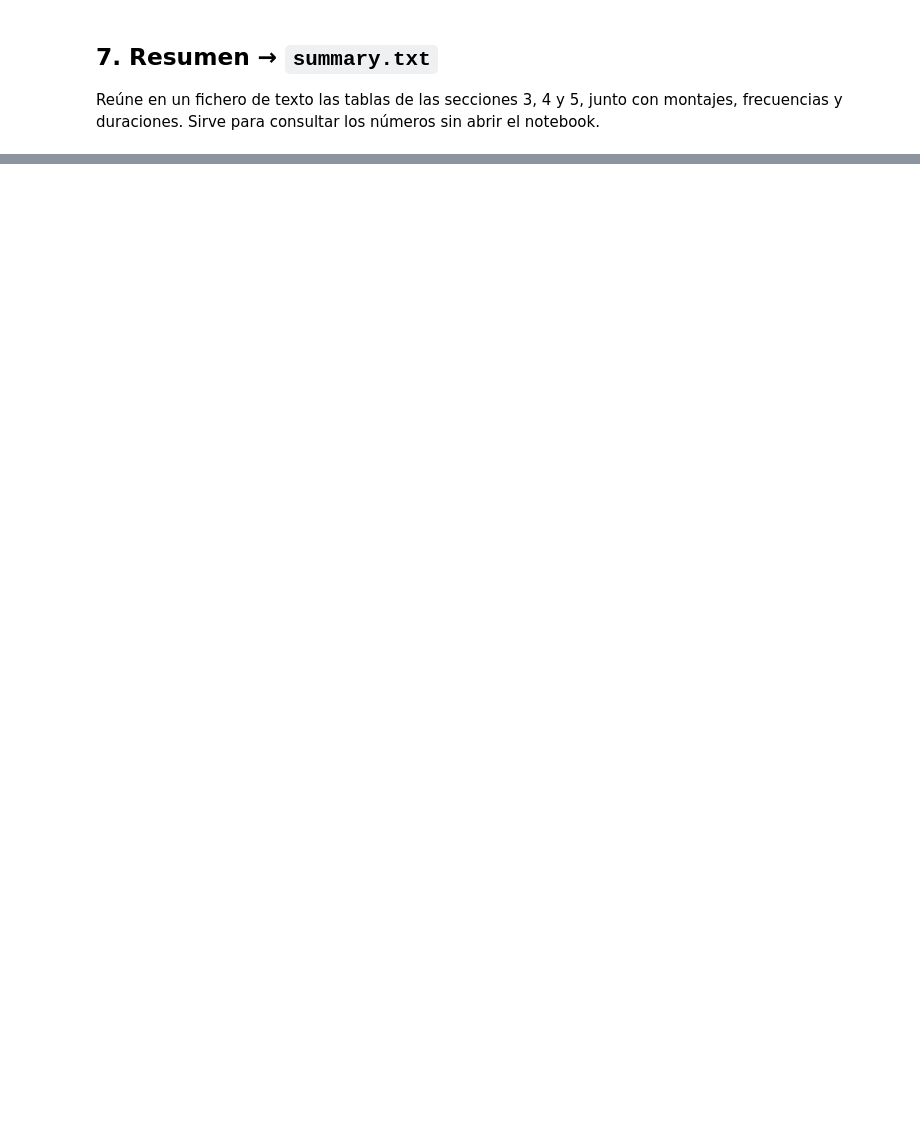
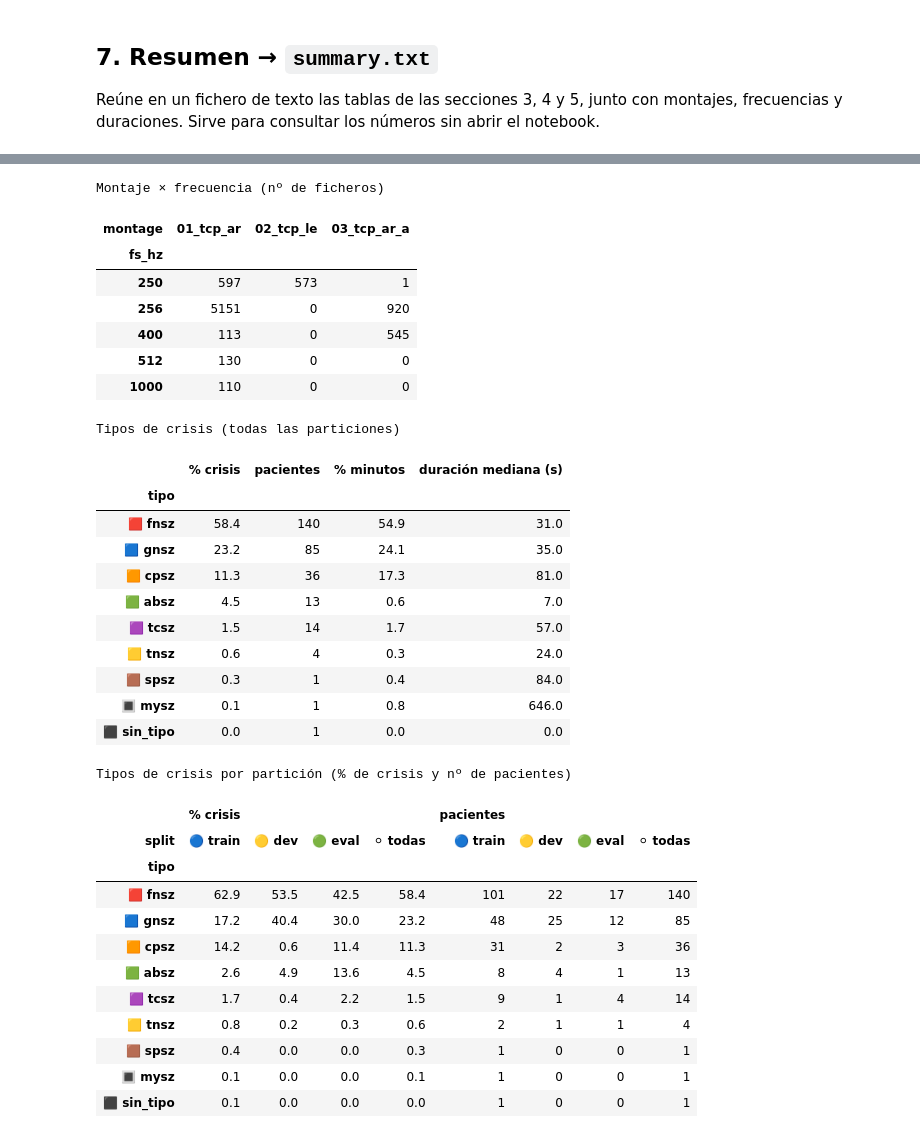
Before and after one commit to danielgomezpascual/TFM-IA, a Jupyter notebook: 03.Codigo/ALMA/02_eda_tusz.ipynb, the cells around one changed output, grey strips where cells are left out. Drawn from its saved outputs; the diff is of its cells as text; code cells hidden in the pictures; blank space fills up the shorter version.

```diff
--- a/03.Codigo/ALMA/02_eda_tusz.ipynb
+++ b/03.Codigo/ALMA/02_eda_tusz.ipynb
@@ -295,0 +364,47 @@ A revisar con los resultados de las celdas anteriores:
+# %%
+def porcentajes(columna, df):
+    """% de cada valor de `columna` en cada partición y en el total."""
+    tabla = pd.crosstab(df[columna], df.split, normalize='columns').reindex(columns=SPLITS, fill_value=0)
+    tabla['todas'] = df[columna].value_counts(normalize=True)
+    return (tabla * 100).round(1).sort_values('todas', ascending=False)
+
+# Montajes y frecuencias: % de ficheros
+df_ficheros['fs_hz'] = df_ficheros.fs.round().astype(int)
+dominancia_montajes = porcentajes('montage', df_ficheros)
+dominancia_frecuencias = porcentajes('fs_hz', df_ficheros)
+
+# Tipos de crisis: % de crisis, pacientes, % de minutos y duración mediana
+dominancia_tipos = pd.DataFrame({
+    '% crisis': (df_crisis.label.value_counts(normalize=True) * 100).round(1),
+    'pacientes': df_crisis.groupby('label').patient.nunique(),
+    '% minutos': (df_crisis.groupby('label').dur_s.sum() / df_crisis.dur_s.sum() * 100).round(1),
+    'duración mediana (s)': df_crisis.groupby('label').dur_s.median().round(0),
+}).sort_values('% crisis', ascending=False)
+dominancia_tipos.index.name = 'tipo'
+
+# Tipos de crisis por partición: % de crisis de cada tipo dentro de cada partición, y nº de pacientes
+tipos_por_split = pd.concat({
+    '% crisis': porcentajes('label', df_crisis),
+    'pacientes': df_crisis.groupby(['label', 'split']).patient.nunique().unstack()
+                 .reindex(columns=SPLITS).fillna(0).astype(int)
+                 .join(df_crisis.groupby('label').patient.nunique().rename('todas')),
+}, axis=1)
+tipos_por_split = tipos_por_split.sort_values(('% crisis', 'todas'), ascending=False)
+tipos_por_split.index.name = 'tipo'
+
+dominancia_montajes.to_csv(RUTA_RESULTADOS / 'dominancia_montajes.csv')
+dominancia_frecuencias.to_csv(RUTA_RESULTADOS / 'dominancia_frecuencias.csv')
+dominancia_tipos.to_csv(RUTA_RESULTADOS / 'dominancia_tipos.csv')
+tipos_por_split.to_csv(RUTA_RESULTADOS / 'dominancia_tipos_por_split.csv')
+
+print('Montajes (% de ficheros)')
+display(tabla_con_iconos(dominancia_montajes))
+print('Frecuencias de muestreo (% de ficheros)')
+display(tabla_con_iconos(dominancia_frecuencias))
+print('Montaje × frecuencia (nº de ficheros)')
+display(pd.crosstab(df_ficheros.fs_hz, df_ficheros.montage))
+print('Tipos de crisis (todas las particiones)')
+display(tabla_con_iconos(dominancia_tipos))
+print('Tipos de crisis por partición (% de crisis y nº de pacientes)')
+display(tabla_con_iconos(tipos_por_split))
+# %% [output]
@@ -295,0 +425,33 @@ A revisar con los resultados de las celdas anteriores:
+Montaje × frecuencia (nº de ficheros)
+| montage | 01_tcp_ar | 02_tcp_le | 03_tcp_ar_a |
+| fs_hz |  |  |  |
+| 250 | 597 | 573 | 1 |
+| 256 | 5151 | 0 | 920 |
+| 400 | 113 | 0 | 545 |
+| 512 | 130 | 0 | 0 |
+| 1000 | 110 | 0 | 0 |
+Tipos de crisis (todas las particiones)
+|  | % crisis | pacientes | % minutos | duración mediana (s) |
+| tipo |  |  |  |  |
+| 🟥 fnsz | 58.4 | 140 | 54.9 | 31.0 |
+| 🟦 gnsz | 23.2 | 85 | 24.1 | 35.0 |
+| 🟧 cpsz | 11.3 | 36 | 17.3 | 81.0 |
+| 🟩 absz | 4.5 | 13 | 0.6 | 7.0 |
+| 🟪 tcsz | 1.5 | 14 | 1.7 | 57.0 |
+| 🟨 tnsz | 0.6 | 4 | 0.3 | 24.0 |
+| 🟫 spsz | 0.3 | 1 | 0.4 | 84.0 |
+| 🔳 mysz | 0.1 | 1 | 0.8 | 646.0 |
+| ⬛ sin_tipo | 0.0 | 1 | 0.0 | 0.0 |
+Tipos de crisis por partición (% de crisis y nº de pacientes)
+|  | % crisis |  |  |  | pacientes |  |  |  |
+| split | 🔵 train | 🟡 dev | 🟢 eval | ⚪ todas | 🔵 train | 🟡 dev | 🟢 eval | ⚪ todas |
+| tipo |  |  |  |  |  |  |  |  |
+| 🟥 fnsz | 62.9 | 53.5 | 42.5 | 58.4 | 101 | 22 | 17 | 140 |
+| 🟦 gnsz | 17.2 | 40.4 | 30.0 | 23.2 | 48 | 25 | 12 | 85 |
+| 🟧 cpsz | 14.2 | 0.6 | 11.4 | 11.3 | 31 | 2 | 3 | 36 |
+| 🟩 absz | 2.6 | 4.9 | 13.6 | 4.5 | 8 | 4 | 1 | 13 |
+| 🟪 tcsz | 1.7 | 0.4 | 2.2 | 1.5 | 9 | 1 | 4 | 14 |
+| 🟨 tnsz | 0.8 | 0.2 | 0.3 | 0.6 | 2 | 1 | 1 | 4 |
+| 🟫 spsz | 0.4 | 0.0 | 0.0 | 0.3 | 1 | 0 | 0 | 1 |
+| 🔳 mysz | 0.1 | 0.0 | 0.0 | 0.1 | 1 | 0 | 0 | 1 |
+| ⬛ sin_tipo | 0.1 | 0.0 | 0.0 | 0.0 | 1 | 0 | 0 | 1 |
```
Also changed, not shown: parts of 21 cells of this notebook, 19 other files.
